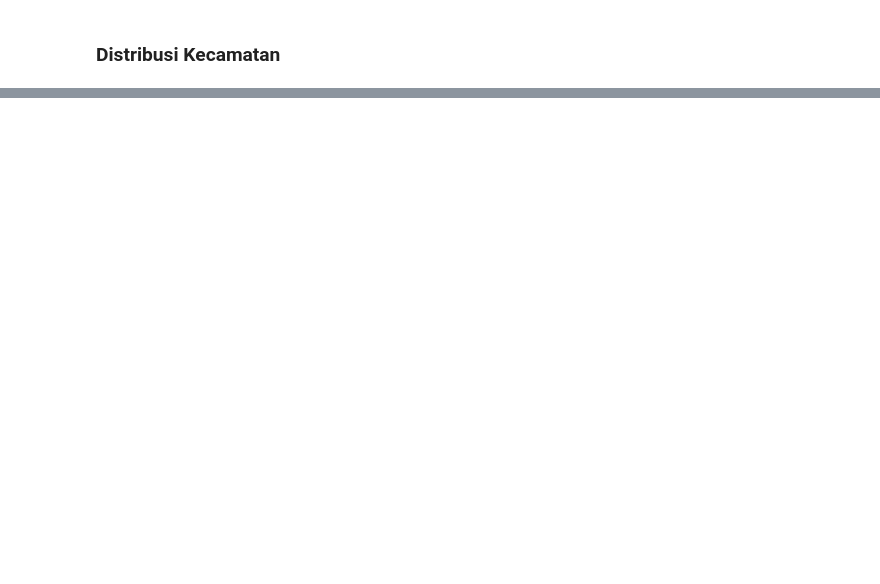
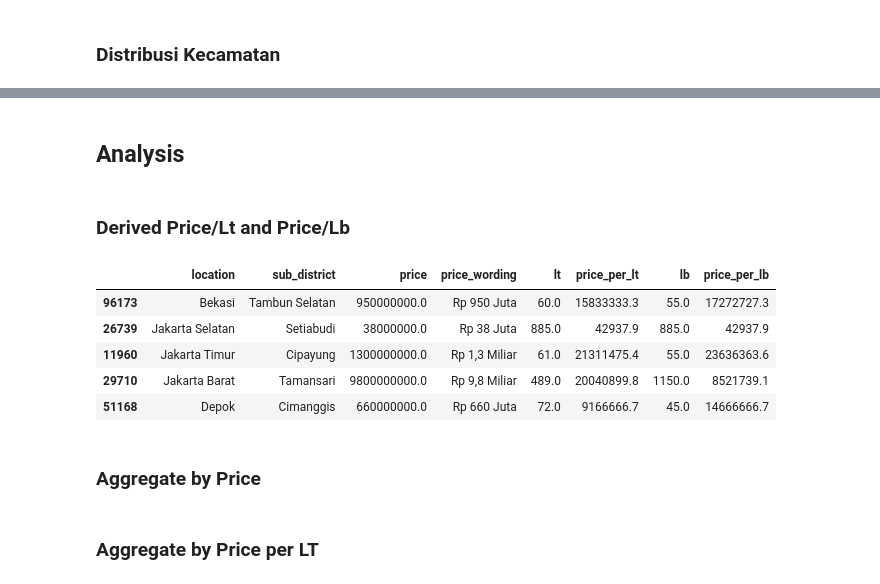
Before and after one commit to geraldabrhm/house-price-scrap-jabodetabek, a Jupyter notebook: analysis/notebook.ipynb, the cells around one changed output, grey strips where cells are left out. Saved outputs shown, nothing was run; the diff lists cells and outputs as text; code cells hidden in the pictures; blank space fills up the shorter version.

Commit message:
feat: heuristic data cleaning and init aggregation analysis

```diff
--- a/analysis/notebook.ipynb
+++ b/analysis/notebook.ipynb
@@ -113,0 +148,19 @@ count_kecamatan.plot(kind='hist', bins=8)
+# %% [markdown]
+## Analysis
+# %% [markdown]
+### Derived Price/Lt and Price/Lb
+# %%
+df['price_per_lt'] = df['price'] / df['lt']
+df['price_per_lb'] = df['price'] / df['lb']
+# %%
+df = df[['location', 'sub_district', 'price', 'price_wording', 'lt', 'price_per_lt', 'lb', 'price_per_lb']]
+df.sample(5, random_state=16)
+# %% [output]
+|  | location | sub_district | price | price_wording | lt | price_per_lt | lb | price_per_lb |
+| 96173 | Bekasi | Tambun Selatan | 950000000.0 | Rp 950 Juta | 60.0 | 15833333.3 | 55.0 | 17272727.3 |
+| 26739 | Jakarta Selatan | Setiabudi | 38000000.0 | Rp 38 Juta | 885.0 | 42937.9 | 885.0 | 42937.9 |
+| 11960 | Jakarta Timur | Cipayung | 1300000000.0 | Rp 1,3 Miliar | 61.0 | 21311475.4 | 55.0 | 23636363.6 |
+| 29710 | Jakarta Barat | Tamansari | 9800000000.0 | Rp 9,8 Miliar | 489.0 | 20040899.8 | 1150.0 | 8521739.1 |
+| 51168 | Depok | Cimanggis | 660000000.0 | Rp 660 Juta | 72.0 | 9166666.7 | 45.0 | 14666666.7 |
+# %% [markdown]
+### Aggregate by Price
@@ -113,0 +172,2 @@ count_kecamatan.plot(kind='hist', bins=8)
+# %% [markdown]
+### Aggregate by Price per LT
```
Also changed, not shown: parts of 30 cells of this notebook.
